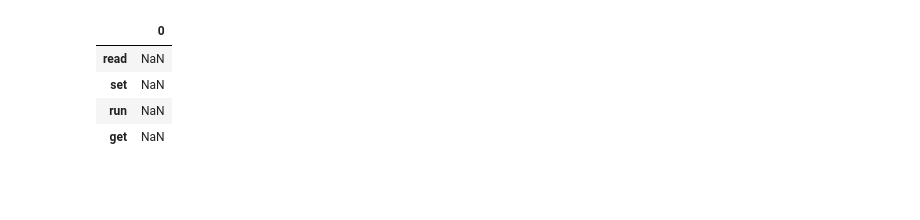
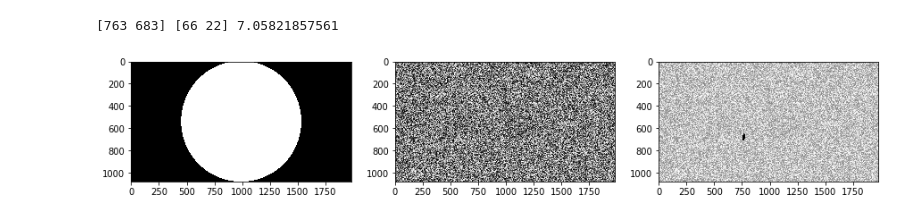
Before and after one commit to bolirev/toolbox-tracking, a Jupyter notebook: src/BeeTrackTracker_CPP.ipynb, the cells around one changed output. Saved outputs shown, nothing was run; the diff lists cells and outputs as text; code cells hidden in the pictures; blank space fills up the shorter version.

Commit message:
Add test function for blob tracker, annoying opencv Ellipse/fitEllipse mismatch. Need to comment on that

```diff
--- a/src/BeeTrackTracker_CPP.ipynb
+++ b/src/BeeTrackTracker_CPP.ipynb
@@ -7,7 +7,3 @@ sys.path.append('build/lib.linux-x86_64-3.5')
 %matplotlib inline
 import beetracktracker
 import pandas as pd
-# %%
-mask  = cv2.imread('../data/BackWhite_mask.jpg',cv2.IMREAD_GRAYSCALE)
-image = cv2.imread('../data/frame_00000000.jpg')
-plt.imshow(mask)
@@ -87,8 +10,16 @@ cap.release()
-# %%
-pd.DataFrame.from_dict(time_managment,orient='index')/frame_i
-# %% [output]
-|  | 0 |
-| read | NaN |
-| set | NaN |
-| run | NaN |
-| get | NaN |
+# %%
+from test_beetracktracker import TestBeeTrackTracker
+test=TestBeeTrackTracker()
+# %%
+mask,background = test.get_maskbackground()
+blob, blob_center, blob_axes, blob_angle = test.get_randomblob(mask,background)
+print(blob_center,blob_axes,blob_angle)
+# %% [output]
+[763 683] [66 22] 7.05821857561
+# %%
+f,axarr=plt.subplots(1,3,figsize=(15,4))
+for i, image in enumerate([mask,background,blob]):
+    ax=axarr[i]
+    ax.imshow(image,cmap=plt.get_cmap('gray'))
+# %% [output]
+[figure, added]
```
Also changed, not shown: parts of 9 cells of this notebook, 3 other files.
